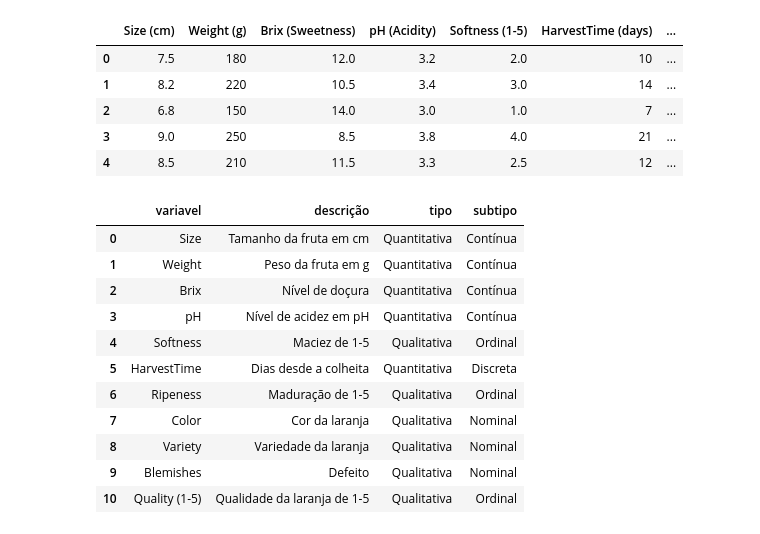
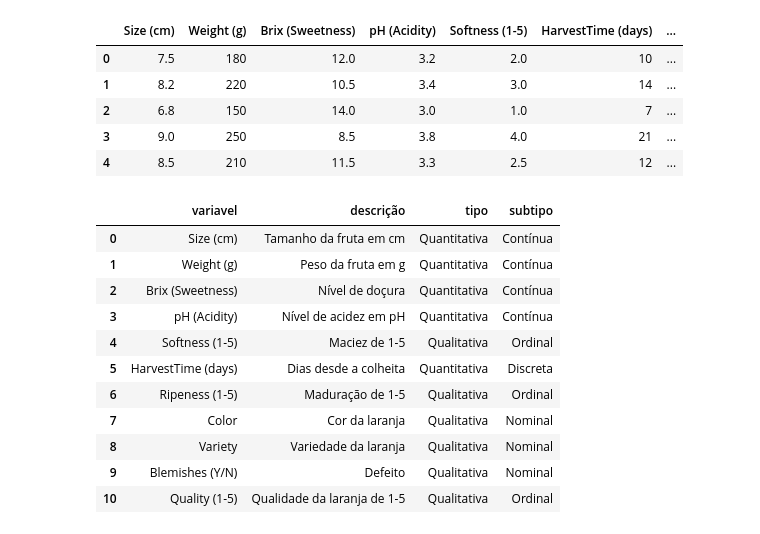
Before and after one commit to atlantico-academy/equipe7-2014.2, a Jupyter notebook: notebooks/00-download_data.ipynb, the cells around one changed output. Cells and saved outputs as stored; diff of their text form; code cells hidden in the pictures.

```diff
--- a/notebooks/00-download_data.ipynb
+++ b/notebooks/00-download_data.ipynb
@@ -13,74 +13,74 @@ laranjas.head()
 # %%
 dicionario = pd.DataFrame([
     {
-        "variavel": "Size",
+        "variavel": "Size (cm)",
         "descrição": "Tamanho da fruta em cm",
         "tipo": "Quantitativa",
         "subtipo": "Contínua"
     },{
-        "variavel": "Weight",
+        "variavel": "Weight (g)",
         "descrição": "Peso da fruta em g",
         "tipo": "Quantitativa",
         "subtipo": "Contínua"
     },{
-        "variavel": "Brix",
+        "variavel": "Brix (Sweetness)",
         "descrição": "Nível de doçura",
         "tipo": "Quantitativa",
         "subtipo": "Contínua"
     },{
-        "variavel": "pH",
+        "variavel": "pH (Acidity)",
         "descrição": "Nível de acidez em pH",
         "tipo": "Quantitativa",
         "subtipo": "Contínua"
     },{
-        "variavel": "Softness",
+        "variavel": "Softness (1-5)",
         "descrição": "Maciez de 1-5",
         "tipo": "Qualitativa",
         "subtipo": "Ordinal"
     },{
-        "variavel": "HarvestTime",
+        "variavel": "HarvestTime (days)",
         "descrição": "Dias desde a colheita",
         "tipo": "Quantitativa",
         "subtipo": "Discreta"
     },{
-        "variavel": "Ripeness",
+        "variavel": "Ripeness (1-5)",
         "descrição": "Maduração de 1-5",
         "tipo": "Qualitativa",
         "subtipo": "Ordinal"
     },{
         "variavel": "Color",
         "descrição": "Cor da laranja",
         "tipo": "Qualitativa",
         "subtipo": "Nominal"
     },{
         "variavel": "Variety",
         "descrição": "Variedade da laranja",
         "tipo": "Qualitativa",
         "subtipo": "Nominal"
     },{
-        "variavel": "Blemishes",
+        "variavel": "Blemishes (Y/N)",
         "descrição": "Defeito",
         "tipo": "Qualitativa",
         "subtipo": "Nominal"
     },{
         "variavel": "Quality (1-5)",
         "descrição": "Qualidade da laranja de 1-5",
         "tipo": "Qualitativa",
         "subtipo": "Ordinal"
     }])
 
 dicionario.to_csv("../data/external/dicionario.csv", index=False)
 dicionario
 # %% [output]
 |  | variavel | descrição | tipo | subtipo |
-| 0 | Size | Tamanho da fruta em cm | Quantitativa | Contínua |
-| 1 | Weight | Peso da fruta em g | Quantitativa | Contínua |
-| 2 | Brix | Nível de doçura | Quantitativa | Contínua |
-| 3 | pH | Nível de acidez em pH | Quantitativa | Contínua |
-| 4 | Softness | Maciez de 1-5 | Qualitativa | Ordinal |
-| 5 | HarvestTime | Dias desde a colheita | Quantitativa | Discreta |
-| 6 | Ripeness | Maduração de 1-5 | Qualitativa | Ordinal |
+| 0 | Size (cm) | Tamanho da fruta em cm | Quantitativa | Contínua |
+| 1 | Weight (g) | Peso da fruta em g | Quantitativa | Contínua |
+| 2 | Brix (Sweetness) | Nível de doçura | Quantitativa | Contínua |
+| 3 | pH (Acidity) | Nível de acidez em pH | Quantitativa | Contínua |
+| 4 | Softness (1-5) | Maciez de 1-5 | Qualitativa | Ordinal |
+| 5 | HarvestTime (days) | Dias desde a colheita | Quantitativa | Discreta |
+| 6 | Ripeness (1-5) | Maduração de 1-5 | Qualitativa | Ordinal |
 | 7 | Color | Cor da laranja | Qualitativa | Nominal |
 | 8 | Variety | Variedade da laranja | Qualitativa | Nominal |
-| 9 | Blemishes | Defeito | Qualitativa | Nominal |
+| 9 | Blemishes (Y/N) | Defeito | Qualitativa | Nominal |
 | 10 | Quality (1-5) | Qualidade da laranja de 1-5 | Qualitativa | Ordinal |
```
Also changed, not shown: 3 other files.
